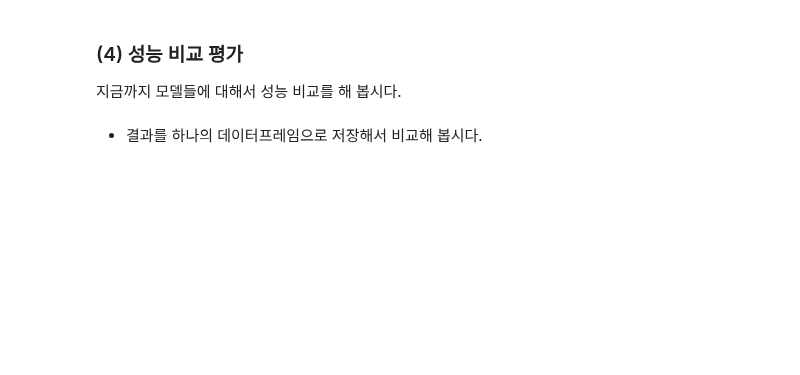
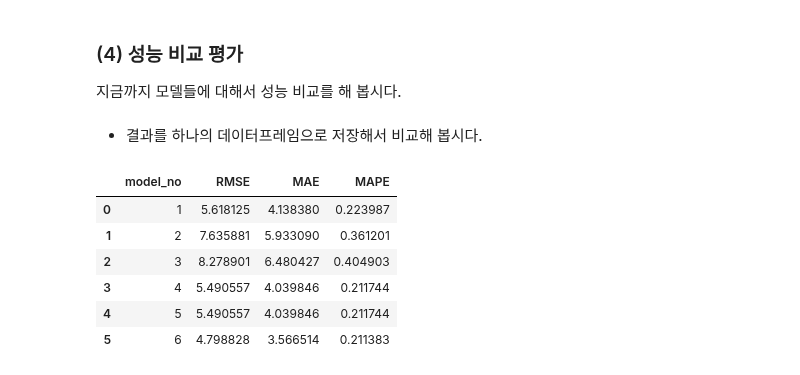
Before and after one commit to cyeongy/kt-aivle, a Jupyter notebook: [AI]머신러닝_실습자료/02과 Linear Regression.ipynb, the cells around one changed output. Cells and saved outputs as stored; diff of their text form; code cells hidden in the pictures; blank space fills up the shorter version.

```diff
--- a/[AI]머신러닝_실습자료/02과 Linear Regression.ipynb
+++ b/[AI]머신러닝_실습자료/02과 Linear Regression.ipynb
@@ -210,3 +534,23 @@ x_val3 = x_val[features]
 지금까지 모델들에 대해서 성능 비교를 해 봅시다.
 # %% [markdown]
 * 결과를 하나의 데이터프레임으로 저장해서 비교해 봅시다.
+# %%
+model_no, rmse, mae, mape = [], [], [], []
+pred = [pred1, pred2, pred3, pred4, pred5, pred6]
+
+for i, p in enumerate(pred):
+    model_no.append(i+1)
+    rmse.append(mean_squared_error(y_val, p, squared=False))
+    mae.append(mean_absolute_error(y_val, p))
+    mape.append(mean_absolute_percentage_error(y_val, p))
+# %%
+result = pd.DataFrame({'model_no': model_no, 'RMSE': rmse, 'MAE': mae, 'MAPE': mape,},)
+result
+# %% [output]
+|  | model_no | RMSE | MAE | MAPE |
+| 0 | 1 | 5.618125 | 4.138380 | 0.223987 |
+| 1 | 2 | 7.635881 | 5.933090 | 0.361201 |
+| 2 | 3 | 8.278901 | 6.480427 | 0.404903 |
+| 3 | 4 | 5.490557 | 4.039846 | 0.211744 |
+| 4 | 5 | 5.490557 | 4.039846 | 0.211744 |
+| 5 | 6 | 4.798828 | 3.566514 | 0.211383 |
```
Also changed, not shown: parts of 68 cells of this notebook.
